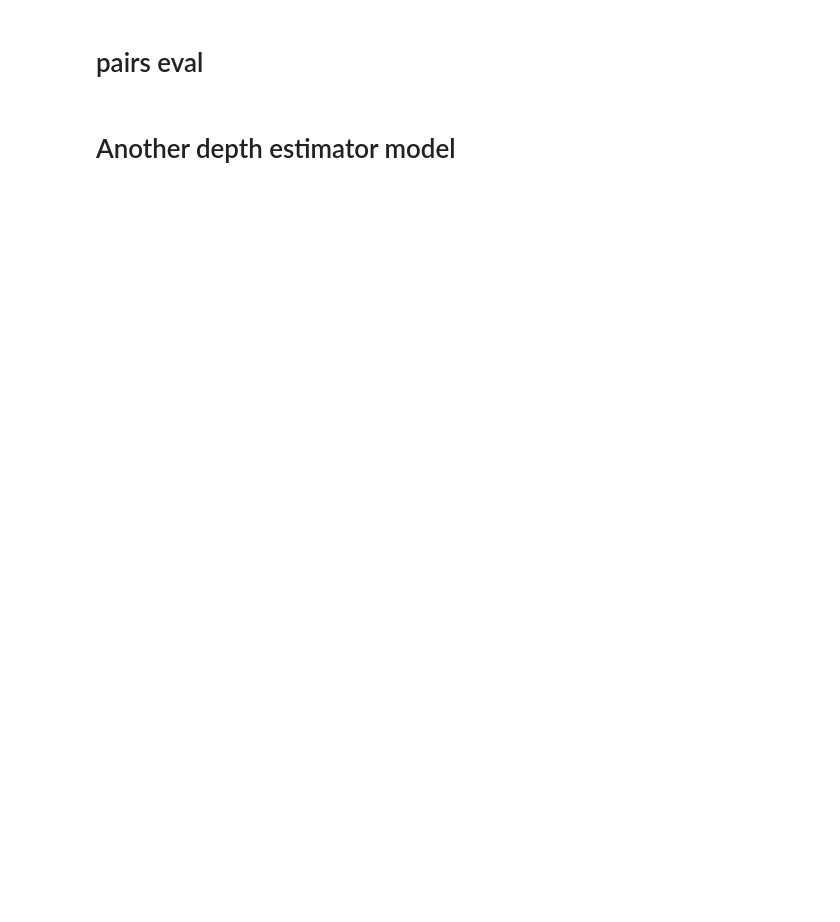
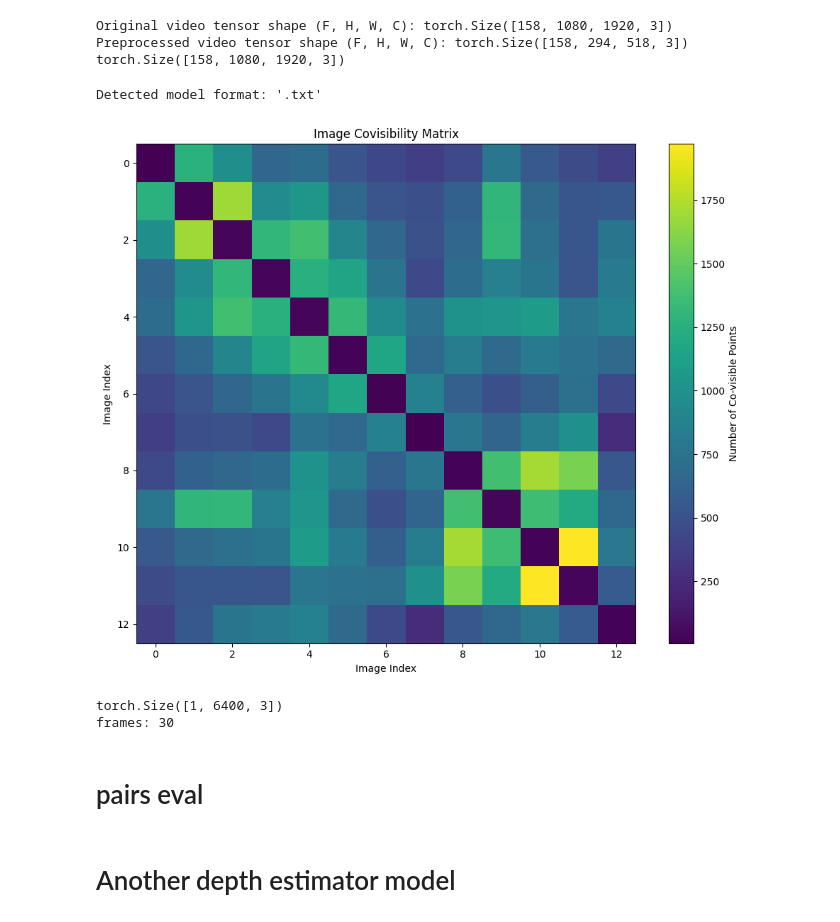
Before and after one commit to manel-ferreira-01/trackers, a Jupyter notebook: test.ipynb, the cells around one changed output. Drawn from its saved outputs; the diff is of its cells as text; code cells hidden in the pictures; blank space fills up the shorter version.

```diff
--- a/test.ipynb
+++ b/test.ipynb
@@ -25,21 +27,26 @@ from src.tapnext_infer import init_tapnext
 tapnext_model_video_size = (256, 256)
 device = "cuda:0"
 
-path = "../storage/facade_eth3d/images/dslr_images_undistorted"
+path = "../storage/terrace_eth3d/images/dslr_images_undistorted"
+#path = "../storage/teddy/"
+path = "../mast3r/images_in/rot1"
 
-#video_resized, video = read_video_or_images("../mast3r/images_in/bordalo.mp4",model_video_size, device)
 
 video_tensor_full, image_paths = read_video_or_images(path)
 video_tensor_full = video_tensor_full.permute(0,2,3,1)
 print(video_tensor_full.shape)
 torch.cuda.empty_cache()
+# %% [output]
+Original video tensor shape (F, H, W, C): torch.Size([158, 1080, 1920, 3])
+Preprocessed video tensor shape (F, H, W, C): torch.Size([158, 294, 518, 3])
+torch.Size([158, 1080, 1920, 3])
 # %%
 # load ETH3D dataset
 from auxiliar.colmap_read_model import read_model
 from scipy.spatial.transform import Rotation
 from collections import defaultdict
 
-gt_cameras, gt_images, gt_points3D = read_model("../storage/facade_eth3d/dslr_calibration_undistorted")
+gt_cameras, gt_images, gt_points3D = read_model("../storage/terrace_eth3d/dslr_calibration_undistorted")
 
 data = ([p.name for p in gt_images.values()])
 indices = sorted(range(len(data)), key=lambda i: data[i])
@@ -75,33 +82,36 @@ covis_matrix = np.zeros((num_images, num_images))
 # Map image IDs to indices
 image_id_to_idx = {img_id: idx for idx, img_id in enumerate(sorted(gt_images.keys()))}
 
 # Fill the covisibility matrix
 for img_a_id in covis.keys():
     if img_a_id in image_id_to_idx:
         idx_a = image_id_to_idx[img_a_id]
         for img_b_id, count in covis[img_a_id].items():
             if img_b_id in image_id_to_idx:
                 idx_b = image_id_to_idx[img_b_id]
                 covis_matrix[idx_a, idx_b] = count
 
 # Visualize the covisibility matrix
 plt.figure(figsize=(10, 8))
 plt.imshow((covis_matrix ), cmap='viridis', interpolation='none')
 plt.colorbar(label='Number of Co-visible Points')
 plt.title('Image Covisibility Matrix')
 plt.xlabel('Image Index')
 plt.ylabel('Image Index')
 plt.tight_layout()
 plt.show()
 
 
 # generate list of pairs with a minimum of shared points
 
 min_covis = 1000  # your threshold
 
 rows, cols = np.where(np.triu(covis_matrix > min_covis, k=1))
 pairs = [(int(r), int(c), int(covis_matrix[r, c])) for r, c in zip(rows, cols)]
 pairs.sort(key=lambda x: x[2], reverse=True)
+# %% [output]
+Detected model format: '.txt'
+[figure, added]
 # %%
 # Design the query points array in the original video size
 step = 80
@@ -113,15 +123,18 @@ query_points_initial = torch.tensor(
 
 #creata tensors for the video information
 frame_cut = max(20, len(video_tensor_full))
-frame_start = 10
-frame_skip = 1
-frame_cut = 25
+frame_start = 0
+frame_skip = 5
+frame_cut = 150
 video_tensor = torch.cat([(frame).unsqueeze(0) for frame in video_tensor_full]).unsqueeze(0)[:,frame_start:frame_cut:frame_skip,...] # 1, time, H, W, 3
 video_tensor = torch.clip(video_tensor, -1, 1)
 num_frames = video_tensor.shape[1]
 print(query_points_initial.shape)
 print("frames:", num_frames)
 torch.cuda.empty_cache()
+# %% [output]
+torch.Size([1, 6400, 3])
+frames: 30
 # %%
 image_paths[frame_start:frame_cut:frame_skip]
 # %%
```
Also changed, not shown: parts of 12 cells of this notebook, 1 other file.
